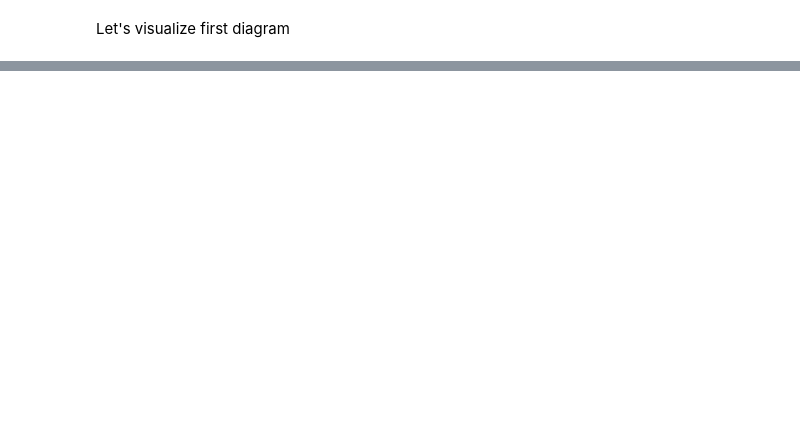
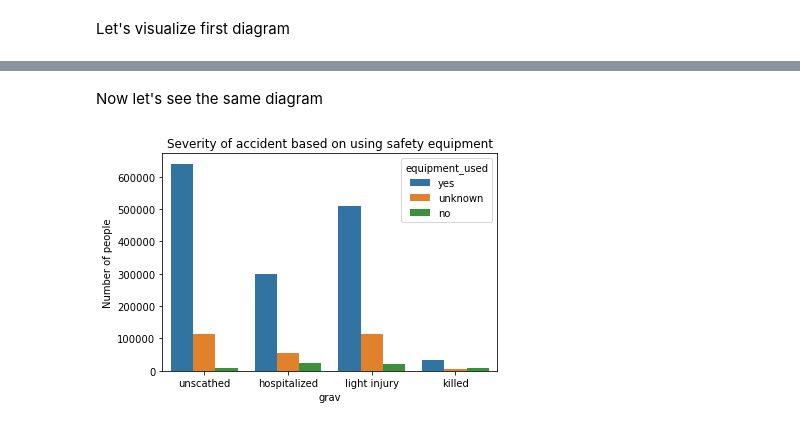
Before and after one commit to danpeczek/france-accidents, a Jupyter notebook: How using a safety equipment helps us to survive an accident.ipynb, the cells around one changed output, grey strips where cells are left out. Saved outputs shown, nothing was run; the diff lists cells and outputs as text; code cells hidden in the pictures; blank space fills up the shorter version.

```diff
--- a/How using a safety equipment helps us to survive an accident.ipynb
+++ b/How using a safety equipment helps us to survive an accident.ipynb
@@ -132,0 +85,9 @@ The 2 on the grav axis is the information that person died in accident. We can s
+# %%
+users_q1['equipment_used'] = users_q1['equipment_used'].replace(0,1)
+users_q1['equipment_used']= users_q1['equipment_used'].astype(int)
+users_q1['equipment_used']= users_q1['equipment_used'].astype(str)
+users_q1['equipment_used'] = users_q1['equipment_used'].replace({'1': 'yes', '2': 'no', '3': 'unknown'})
+# %%
+users_q1.loc[:, 'secu'] = users_q1.loc[:, 'secu'].values // 10
+users_q1['secu'] = users_q1['secu'].replace(0,1)
+users_q1.head()
@@ -132,0 +101,10 @@ The 2 on the grav axis is the information that person died in accident. We can s
+# %% [markdown]
+Now let's see the same diagram
+# %%
+plt.clf()
+ax = sns.countplot(x = 'grav', hue = 'equipment_used', data=users_q1)
+ax.set_title('Severity of accident based on using safety equipment')
+ax.set_ylabel('Number of people')
+plt.show()
+# %% [output]
+[figure, added]
```
Also changed, not shown: parts of 22 cells of this notebook.
